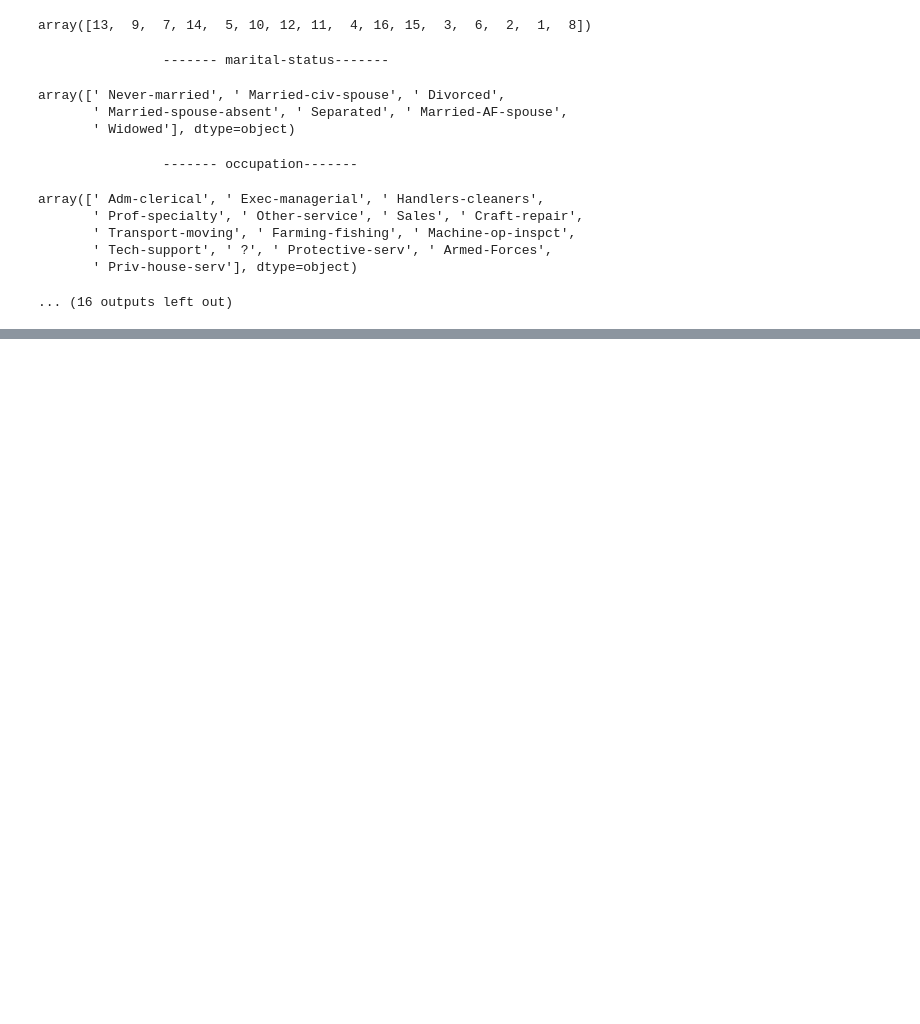
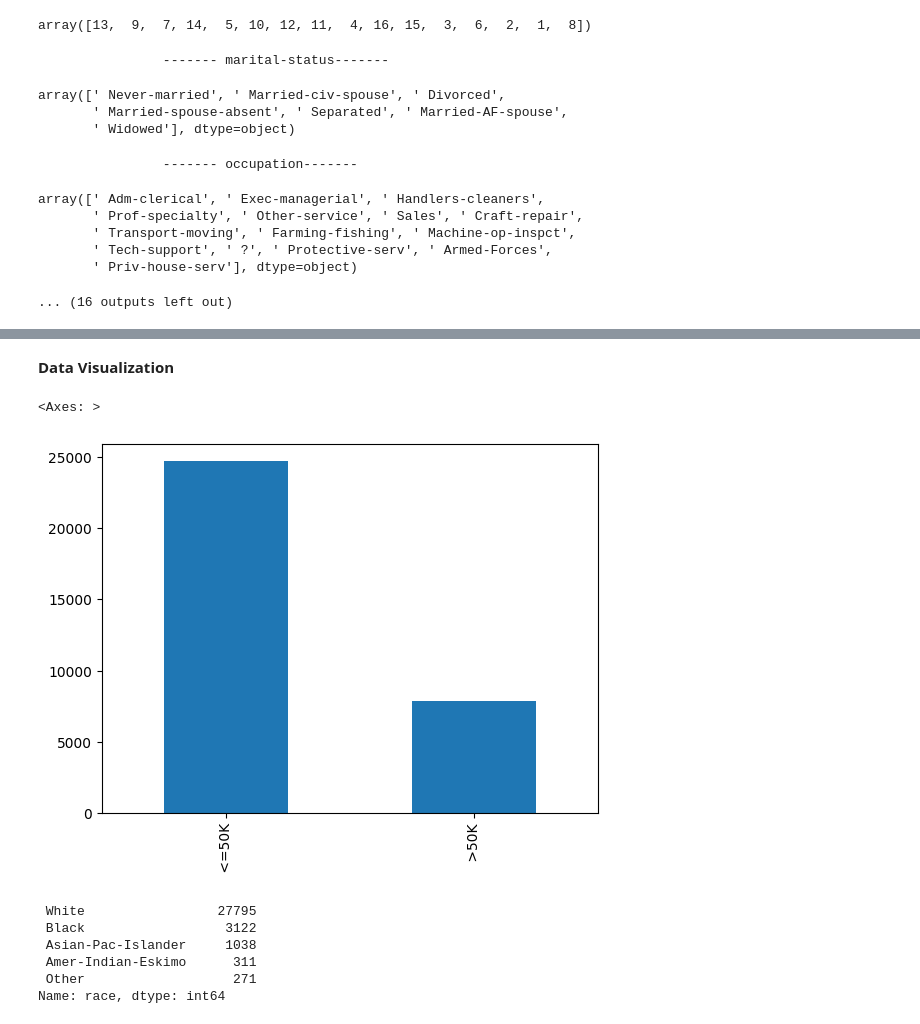
Before and after one commit to agnislur/ML_MBC, a Jupyter notebook: Collab_.ipynb, the cells around one changed output, grey strips where cells are left out. Saved outputs shown, nothing was run; the diff lists cells and outputs as text; code cells hidden in the pictures; blank space fills up the shorter version.

```diff
--- a/Collab_.ipynb
+++ b/Collab_.ipynb
@@ -74 +128,3 @@ df.duplicated().sum()
+# %%
+df.drop_duplicates(inplace=True)
 # %%
@@ -81,0 +134,2 @@ df2
+# %%
+df.columns=df.columns.str.replace(' ','')
@@ -81,0 +155,16 @@ df2
+# %% [markdown]
+**Data Visualization**
+# %%
+df['income'].value_counts().plot(kind='bar')
+# %% [output]
+<Axes: >
+[figure, added]
+# %%
+df['race'].value_counts()
+# %% [output]
+ White                 27795
+ Black                  3122
+ Asian-Pac-Islander     1038
+ Amer-Indian-Eskimo      311
+ Other                   271
+Name: race, dtype: int64
```
Also changed, not shown: parts of 12 cells of this notebook.
